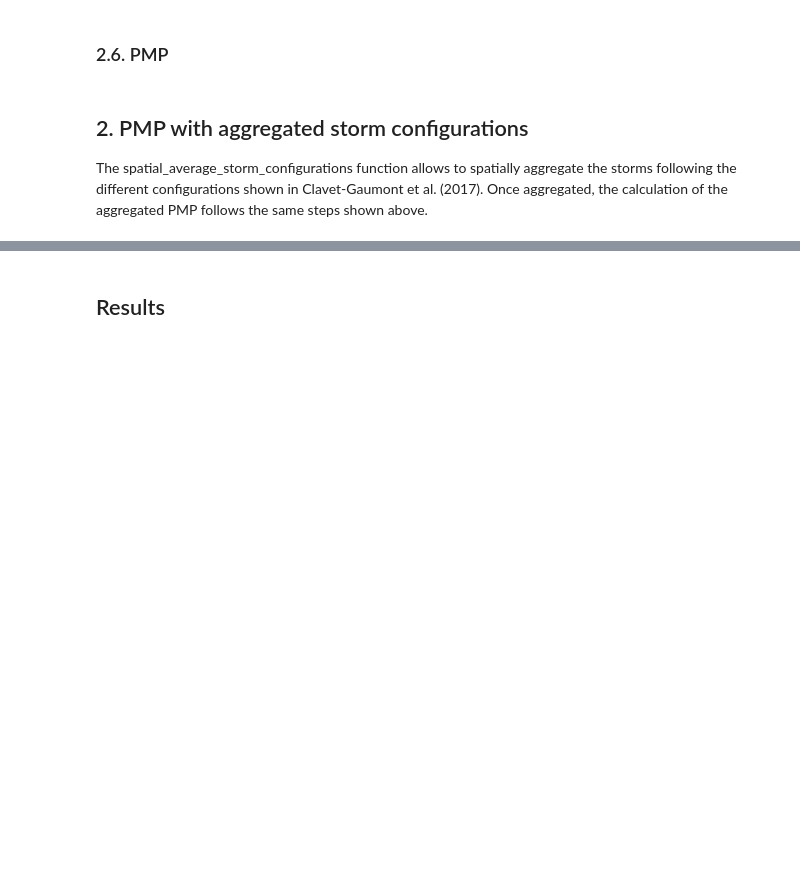
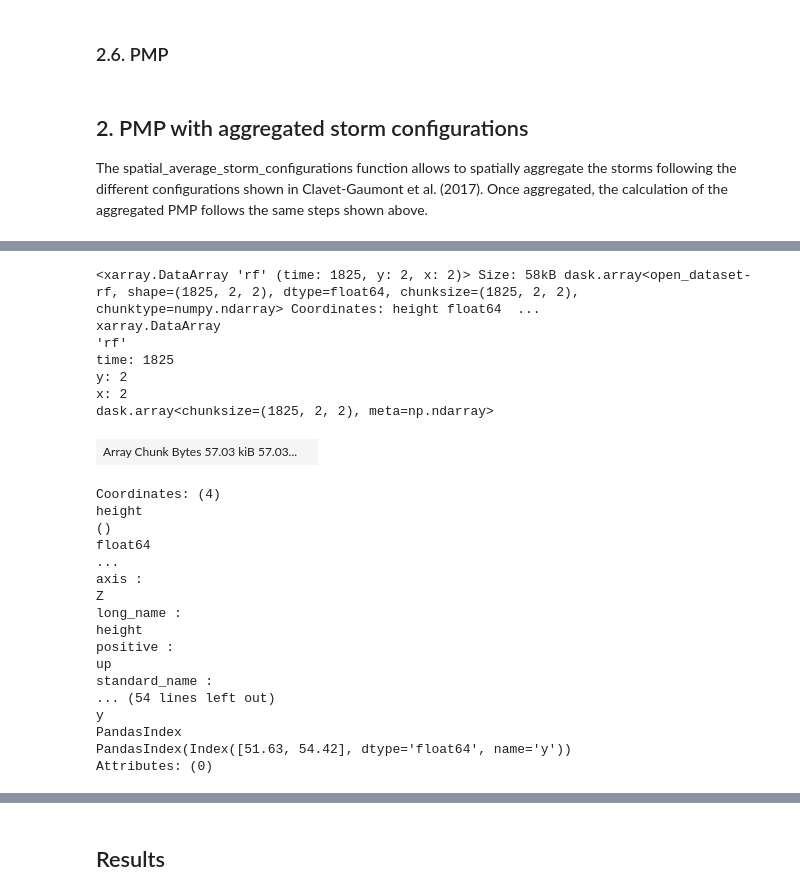
Before and after one commit to hydrologie/xhydro, a Jupyter notebook: docs/notebooks/pmp.ipynb, the cells around one changed output, grey strips where cells are left out. Cells and saved outputs as stored; diff of their text form; code cells hidden in the pictures; blank space fills up the shorter version.

```diff
--- a/docs/notebooks/pmp.ipynb
+++ b/docs/notebooks/pmp.ipynb
@@ -129,0 +315,28 @@ The spatial_average_storm_configurations function allows to spatially aggregate
+# %%
+ds_day.rf
+# %% [output]
+<xarray.DataArray 'rf' (time: 1825, y: 2, x: 2)> Size: 58kB dask.array<open_dataset-rf, shape=(1825, 2, 2), dtype=float64, chunksize=(1825, 2, 2), chunktype=numpy.ndarray> Coordinates: height float64  ...
+xarray.DataArray
+'rf'
+time: 1825
+y: 2
+x: 2
+dask.array<chunksize=(1825, 2, 2), meta=np.ndarray>
+| Array Chunk Bytes 57.03 kiB 57.03... |  |
+Coordinates: (4)
+height
+()
+float64
+...
+axis :
+Z
+long_name :
+height
+positive :
+up
+standard_name :
+... (54 lines left out)
+y
+PandasIndex
+PandasIndex(Index([51.63, 54.42], dtype='float64', name='y'))
+Attributes: (0)
```
Also changed, not shown: parts of 36 cells of this notebook, 2 other files.
